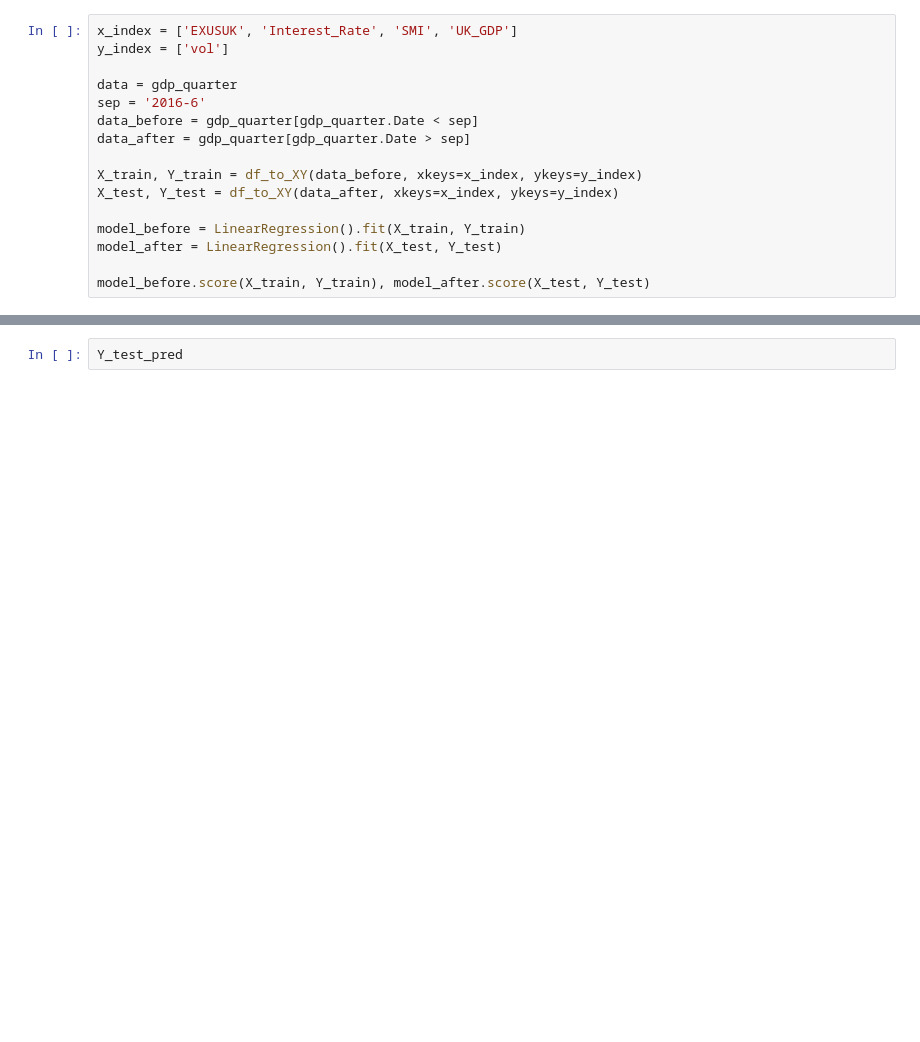
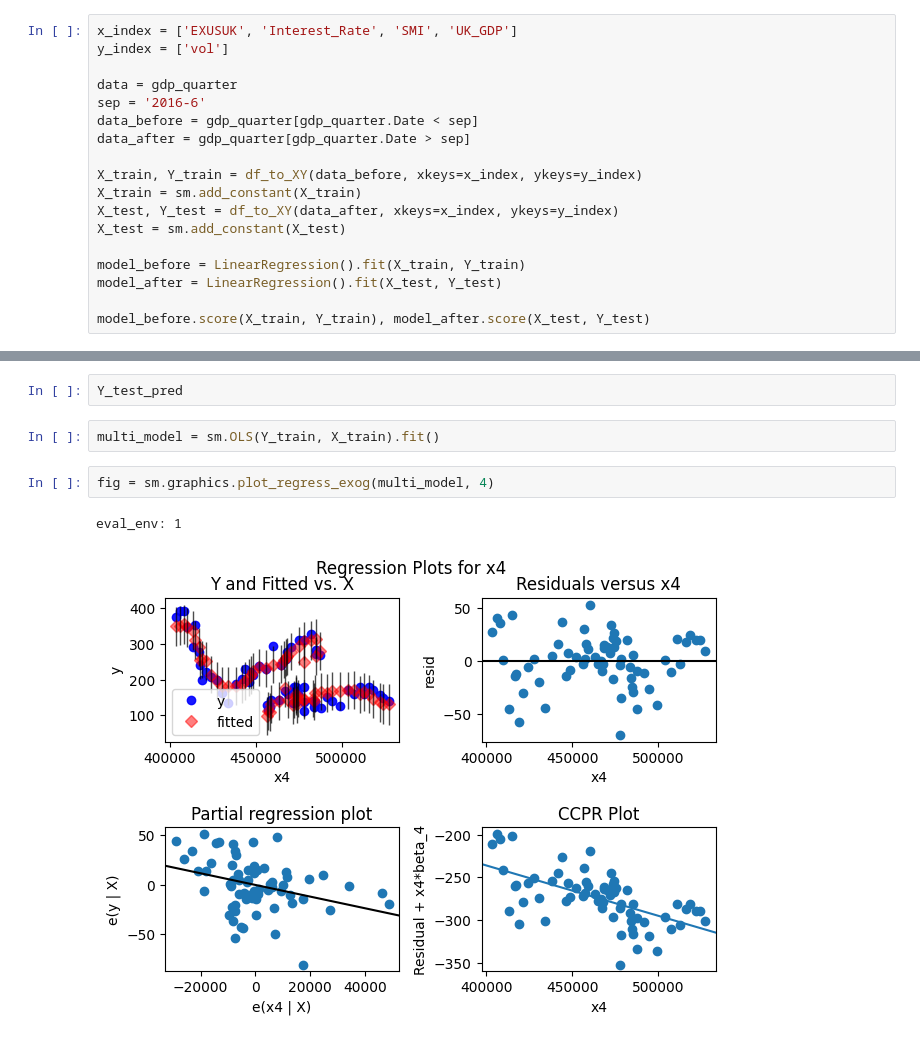
Before and after one commit to victoriawong1123/data_science_project, a Jupyter notebook: notebooks/quarterly_model.ipynb, the cells around one changed output, grey strips where cells are left out. Cells and saved outputs as stored; diff of their text form; blank space fills up the shorter version.

Commit message:
Updated model

```diff
--- a/notebooks/quarterly_model.ipynb
+++ b/notebooks/quarterly_model.ipynb
@@ -162,7 +165,9 @@ data_before = gdp_quarter[gdp_quarter.Date < sep]
 data_after = gdp_quarter[gdp_quarter.Date > sep]
 
 X_train, Y_train = df_to_XY(data_before, xkeys=x_index, ykeys=y_index)
+X_train = sm.add_constant(X_train)
 X_test, Y_test = df_to_XY(data_after, xkeys=x_index, ykeys=y_index)
+X_test = sm.add_constant(X_test)
 
 model_before = LinearRegression().fit(X_train, Y_train)
 model_after = LinearRegression().fit(X_test, Y_test)
@@ -237,3 +242,10 @@ data_before
 66 rows × 6 columns
 # %%
 Y_test_pred
+# %%
+multi_model = sm.OLS(Y_train, X_train).fit()
+# %%
+fig = sm.graphics.plot_regress_exog(multi_model, 4)
+# %% [output]
+eval_env: 1
+[figure, added]
```
Also changed, not shown: parts of 8 cells of this notebook.
